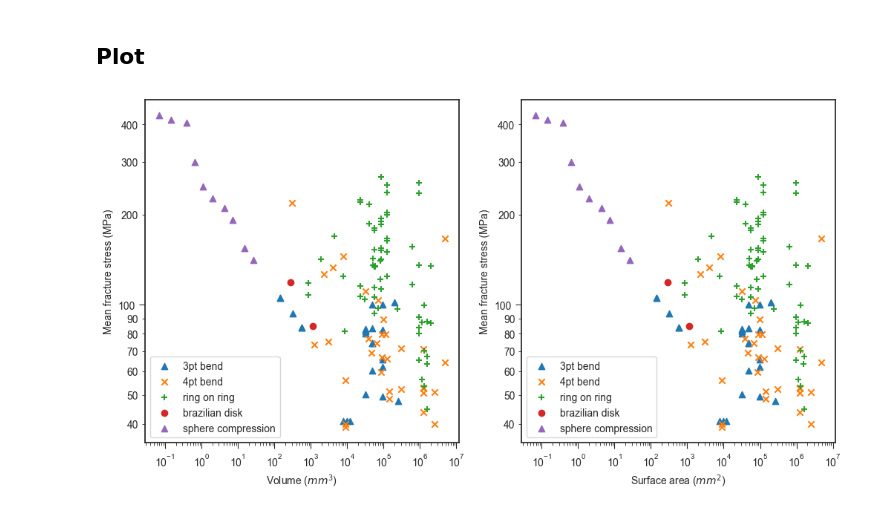
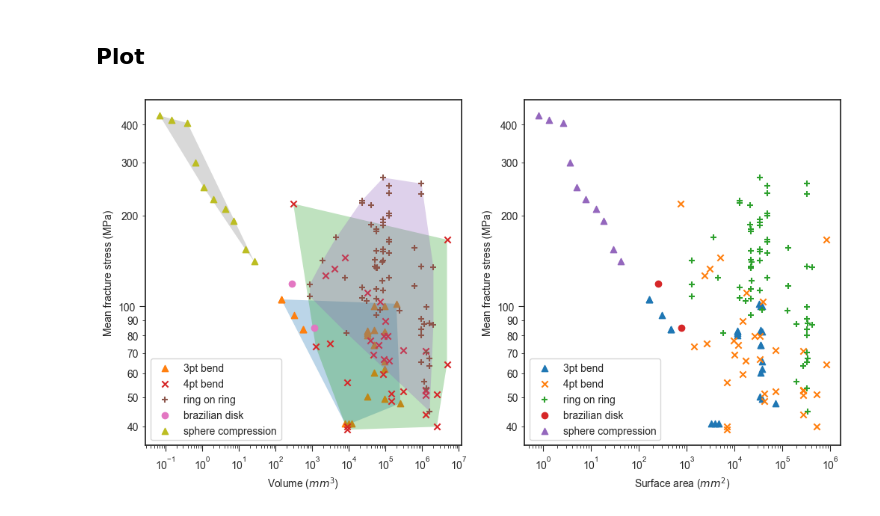
Before and after one commit to Mackus101/GlassMechAnalysis, a Jupyter notebook: analyse.ipynb, the cells around one changed output. Saved outputs shown, nothing was run; the diff lists cells and outputs as text; code cells hidden in the pictures.

Commit message:
working on convex hull, spline is not working

```diff
--- a/analyse.ipynb
+++ b/analyse.ipynb
@@ -1286,32 +1288,55 @@ lit_data
 # %%
 fig, (ax_v, ax_sa) = plt.subplots(1,2, sharey="row")
 fig.set_size_inches(12,6)
 
 test_procedure = lit_data["test_procedure"].unique()
 
 for i, procedure in enumerate(test_procedure):
     plot_data = lit_data.loc[lit_data["test_procedure"] == procedure]
 
+    points = plot_data[["sample_volume", "mean_fracture_stress"]].to_numpy()
+    log_points = np.log10(points)
+
+    if len(points) > 2:
+        hull = ConvexHull(log_points)
+
+        hull_x=[]
+        hull_y=[]
+
+        for i in hull.vertices:
+            hull_x.append(points[i][0])
+            hull_y.append(points[i][1])
+
+        x=np.array(hull_x)
+        y=np.array(hull_y)
+        x = np.r_[x, x[0]]
+        y = np.r_[y, y[0]]
+
+        tck, u = interpolate.splprep([x, y], u=None, s=0.0, per=True, k=3)
+        u_new = np.linspace(u.min(), u.max(), num=1000)
+        x_new, y_new = interpolate.splev(u_new, tck, der=0)
+
+        ax_v.fill(hull_x,hull_y, alpha=0.3)
+        # convex_hull_plot_2d(hull)
+
     marker_symb = next(marker_cycler)
 
     ax_v.scatter(data=plot_data, x="sample_volume", y="mean_fracture_stress", label=procedure, marker=marker_symb)
-    ax_sa.scatter(data=plot_data, x="sample_volume", y="mean_fracture_stress", label=procedure, marker=marker_symb)
+    ax_sa.scatter(data=plot_data, x="sample_surface_area", y="mean_fracture_stress", label=procedure, marker=marker_symb)
 
-ax_v.set_xscale("log")
-ax_v.set_yscale("log")
+ax_v.loglog()
 ax_v.set_xlabel("Volume ($mm^3$)")
 ax_v.set_ylabel("Mean fracture stress (MPa)")
 ax_v.legend()
 
-ax_sa.set_xscale("log")
-ax_sa.set_yscale("log")
+ax_sa.loglog()
 ax_sa.set_xlabel("Surface area ($mm^2$)")
 ax_sa.set_ylabel("Mean fracture stress (MPa)")
 ax_sa.legend()
 
 plt.gca().yaxis.set_major_formatter(mticker.ScalarFormatter())
 plt.gca().yaxis.set_minor_formatter(mticker.ScalarFormatter())
 
 ax_sa.tick_params(which="both", labelleft=True)
 # %% [output]
-[figure, old version]
+[figure, new version]
```
Also changed, not shown: parts of 1 cell of this notebook, 1 other file.
